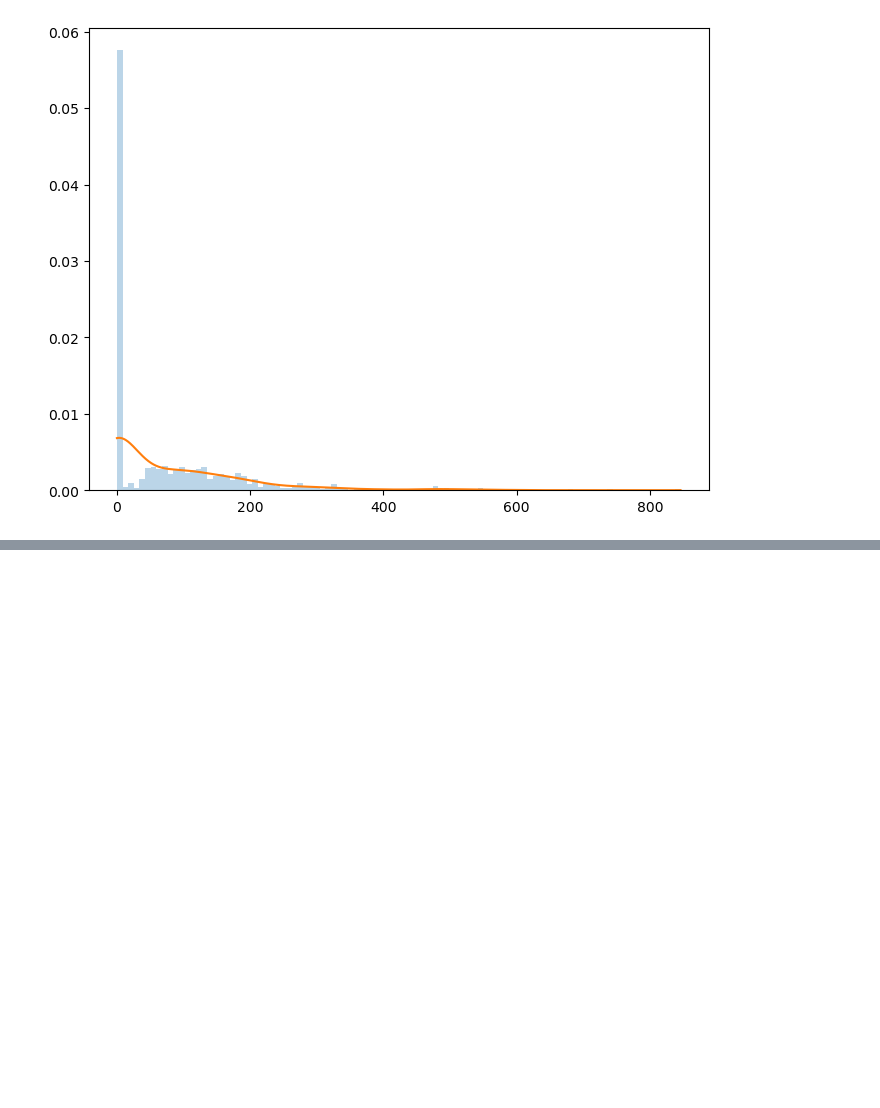
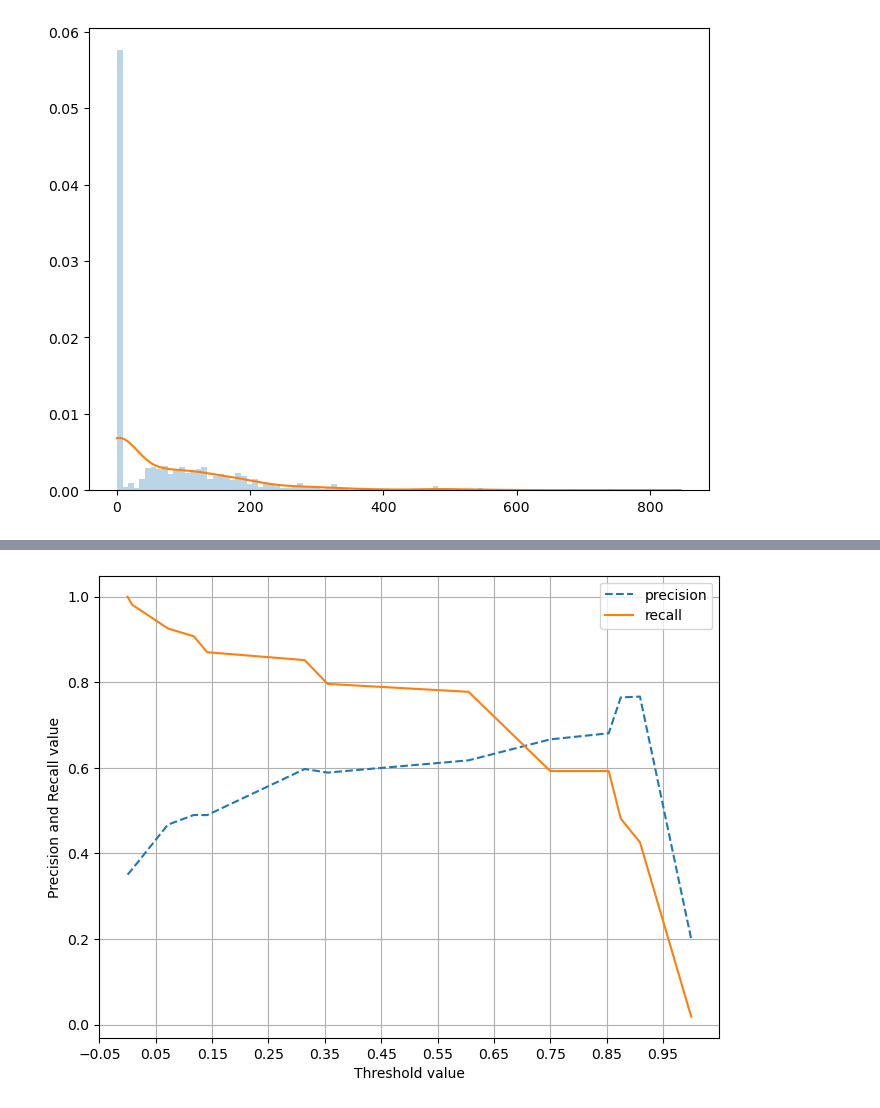
Before and after one commit to SOYOUNGdev/study-machine_learning, a Jupyter notebook: b_classifier/d_evaluation.ipynb, the cells around one changed output, grey strips where cells are left out. Drawn from its saved outputs; the diff is of its cells as text; code cells hidden in the pictures; blank space fills up the shorter version.

```diff
--- a/b_classifier/d_evaluation.ipynb
+++ b/b_classifier/d_evaluation.ipynb
@@ -225,0 +395,11 @@ plt.show()
+# %%
+thresholds = [0.24, 0.3, 0.4, 0.5, 0.51, 0.52, 0.53, 0.54, 0.55, 0.56, 0.57, 0.58, 0.59, 0.6, 0.7]
+
+def get_evaluation_by_thresholds(y_test, proba_class1, thresholds):
+    for threshold in thresholds:
+        print(threshold)
+        binarizer = Binarizer(threshold=threshold).fit(proba_class1)
+        custom_prediction = binarizer.transform(proba_class1)
+        get_evaluation(y_test, custom_prediction)
+
+get_evaluation_by_thresholds(y_test, proba[:, 1].reshape(-1, 1), thresholds)
@@ -225,0 +424,29 @@ plt.show()
+# %%
+from sklearn.metrics import precision_recall_curve
+import matplotlib.pyplot as plt
+import matplotlib.ticker as ticker
+
+def precision_recall_curve_plot(y_test , proba_class1):
+
+    precisions, recalls, thresholds = precision_recall_curve(y_test, proba_class1)
+
+    # X축: threshold
+    # Y축: 정밀도, 재현율
+    # 정밀도는 점선으로 표시
+    plt.figure(figsize=(8,6))
+    threshold_boundary = thresholds.shape[0]
+    plt.plot(thresholds, precisions[0:threshold_boundary], linestyle='--', label='precision')
+    plt.plot(thresholds, recalls[0:threshold_boundary],label='recall')
+
+    # X축(threshold)의 Scale을 0 ~ 1 단위로 변경
+    start, end = plt.xlim()
+    plt.xticks(np.round(np.arange(start, end, 0.1),2))
+
+    plt.xlabel('Threshold value'); plt.ylabel('Precision and Recall value')
+    plt.legend()
+    plt.grid()
+    plt.show()
+
+precision_recall_curve_plot(y_test, dtc.predict_proba(X_test)[:, 1].reshape(-1, 1))
+# %% [output]
+[figure, added]
```
Also changed, not shown: parts of 26 cells of this notebook, 41 other files.
